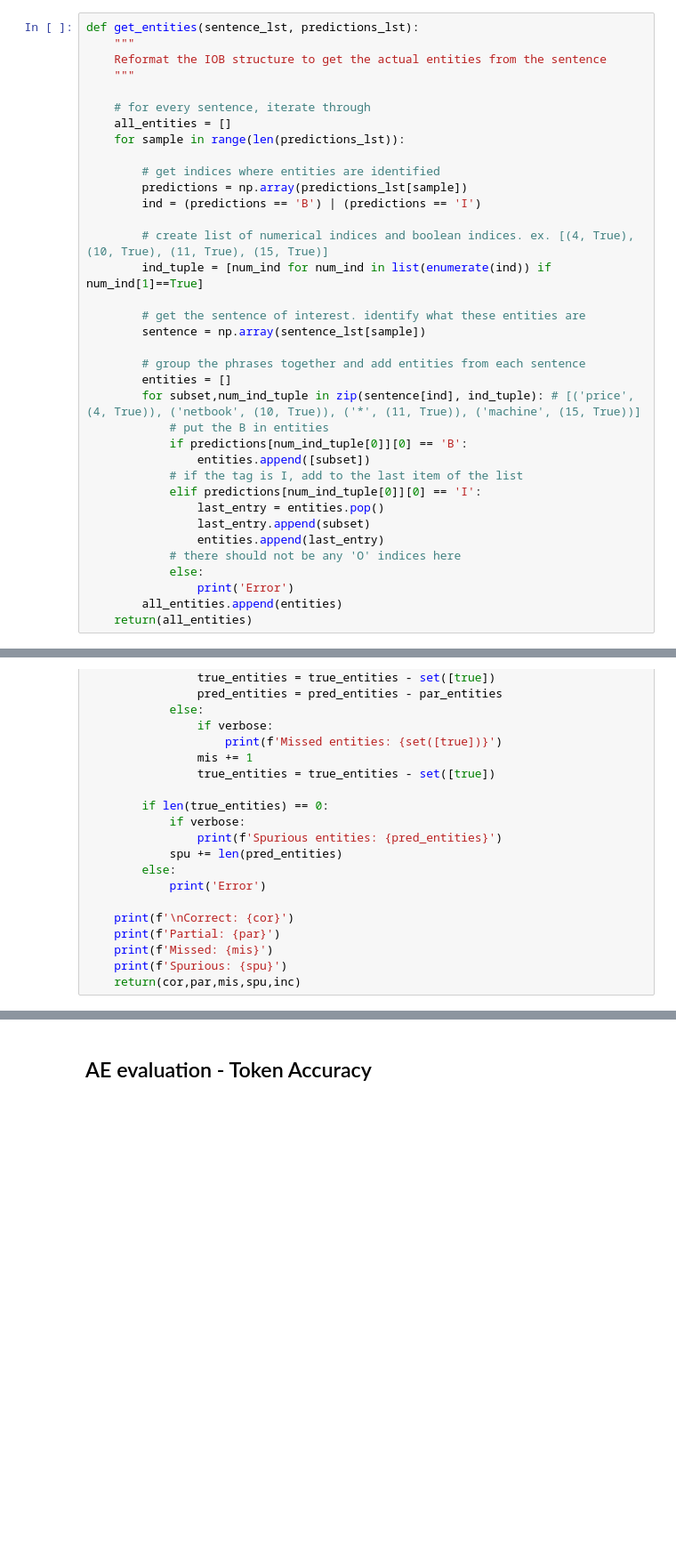
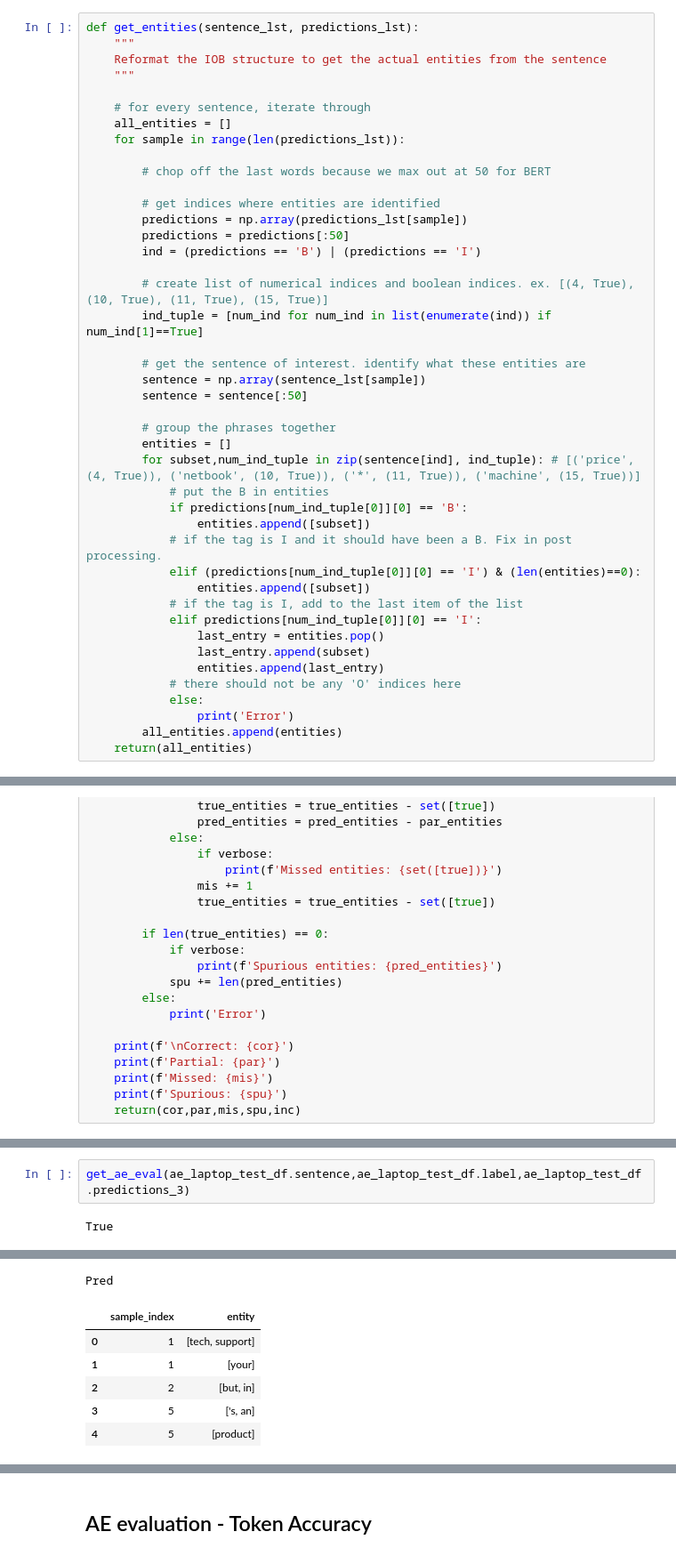
Before and after one commit to janehung04/w266-final, a Jupyter notebook: src/run-model.ipynb, the cells around one changed output, grey strips where cells are left out. Shown at 89% size. Drawn from its saved outputs; the diff is of its cells as text; blank space fills up the shorter version.

```diff
--- a/src/run-model.ipynb
+++ b/src/run-model.ipynb
@@ -800,8 +944,11 @@ def get_entities(sentence_lst, predictions_lst):
     all_entities = []
     for sample in range(len(predictions_lst)):
 
+        # chop off the last words because we max out at 50 for BERT
+
         # get indices where entities are identified
         predictions = np.array(predictions_lst[sample])
+        predictions = predictions[:50]
         ind = (predictions == 'B') | (predictions == 'I')
 
         # create list of numerical indices and boolean indices. ex. [(4, True), (10, True), (11, True), (15, True)]
@@ -809,12 +956,16 @@ def get_entities(sentence_lst, predictions_lst):
 
         # get the sentence of interest. identify what these entities are
         sentence = np.array(sentence_lst[sample])
+        sentence = sentence[:50]
 
-        # group the phrases together and add entities from each sentence
+        # group the phrases together
         entities = []
         for subset,num_ind_tuple in zip(sentence[ind], ind_tuple): # [('price', (4, True)), ('netbook', (10, True)), ('*', (11, True)), ('machine', (15, True))]
             # put the B in entities
             if predictions[num_ind_tuple[0]][0] == 'B':
+                entities.append([subset])
+            # if the tag is I and it should have been a B. Fix in post processing.
+            elif (predictions[num_ind_tuple[0]][0] == 'I') & (len(entities)==0):
                 entities.append([subset])
             # if the tag is I, add to the last item of the list
             elif predictions[num_ind_tuple[0]][0] == 'I':
@@ -967,0 +1093,4 @@ F1-Score:       0.37574978577549273
+# %%
+get_ae_eval(ae_laptop_test_df.sentence,ae_laptop_test_df.label,ae_laptop_test_df.predictions_3)
+# %% [output]
+True
@@ -967,0 +1103,7 @@ F1-Score:       0.37574978577549273
+Pred
+|  | sample_index | entity |
+| 0 | 1 | [tech, support] |
+| 1 | 1 | [your] |
+| 2 | 2 | [but, in] |
+| 3 | 5 | ['s, an] |
+| 4 | 5 | [product] |
```
Also changed, not shown: parts of 30 cells of this notebook.
